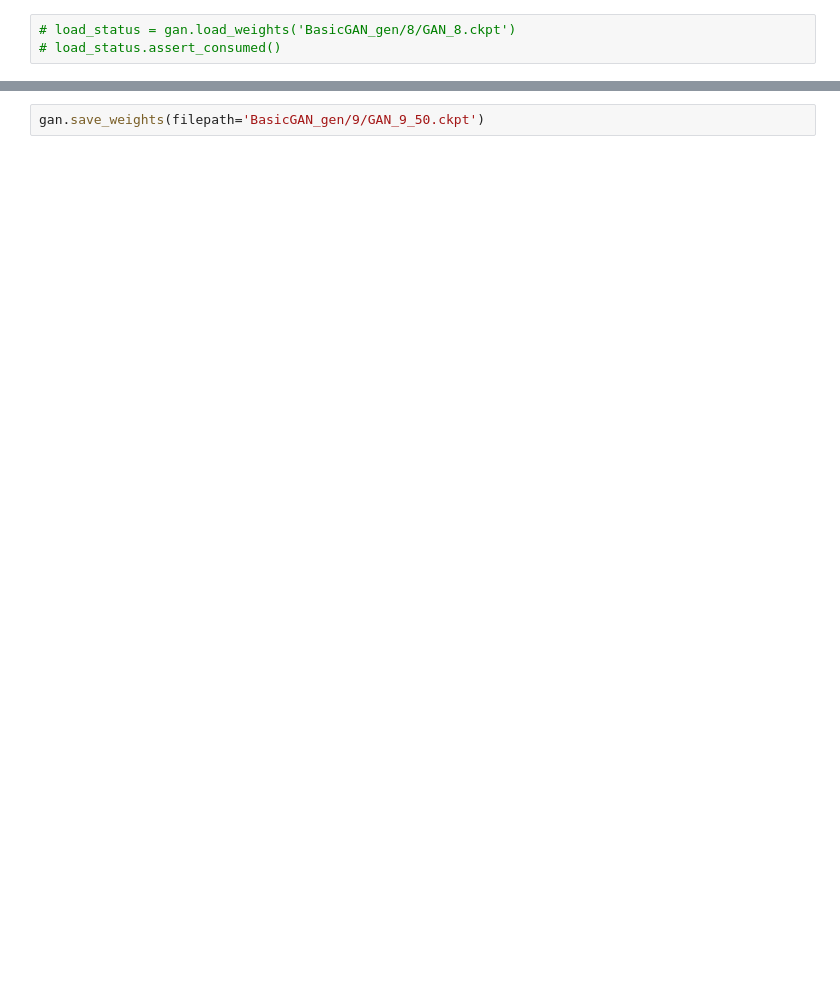
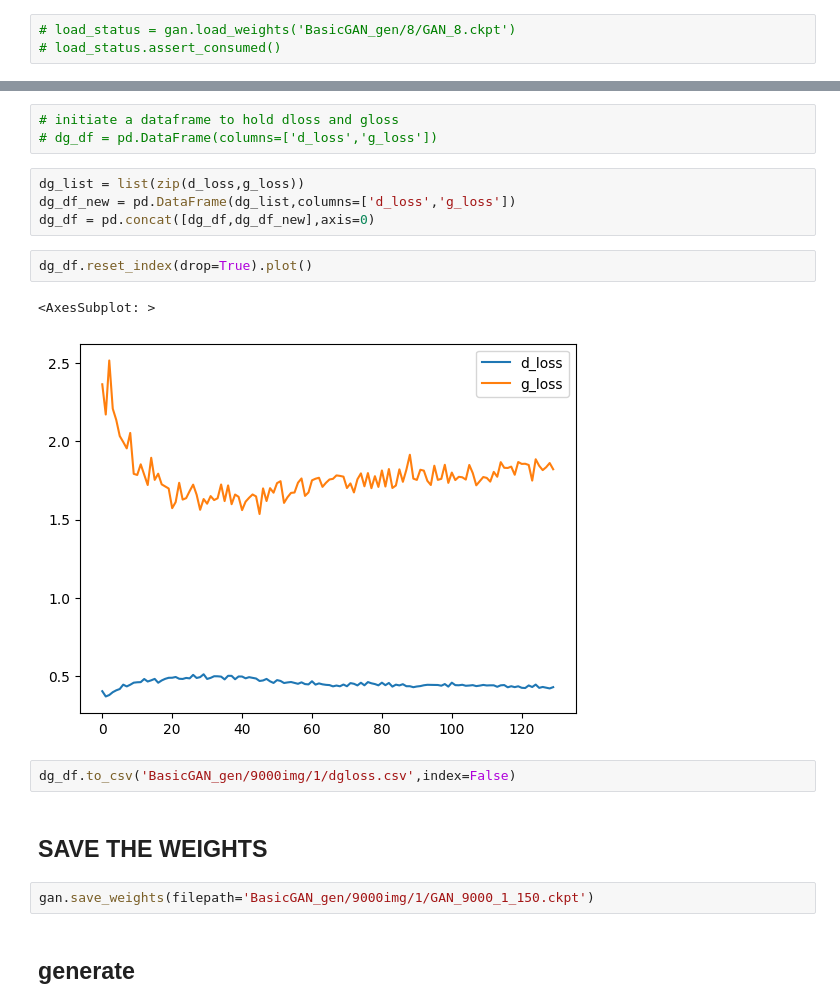
Before and after one commit to vivyhasadream/vintage_clothes_generator, a Jupyter notebook: 6.1 basic GAN.ipynb, the cells around one changed output, grey strips where cells are left out. Saved outputs shown, nothing was run; the diff lists cells and outputs as text; blank space fills up the shorter version.

```diff
--- a/6.1 basic GAN.ipynb
+++ b/6.1 basic GAN.ipynb
@@ -247,2 +251,20 @@ plt.legend();
+# %%
+# initiate a dataframe to hold dloss and gloss
+# dg_df = pd.DataFrame(columns=['d_loss','g_loss'])
+# %%
+dg_list = list(zip(d_loss,g_loss))
+dg_df_new = pd.DataFrame(dg_list,columns=['d_loss','g_loss'])
+dg_df = pd.concat([dg_df,dg_df_new],axis=0)
+# %%
+dg_df.reset_index(drop=True).plot()
+# %% [output]
+<AxesSubplot: >
+[figure, added]
+# %%
+dg_df.to_csv('BasicGAN_gen/9000img/1/dgloss.csv',index=False)
+# %% [markdown]
+## SAVE THE WEIGHTS
 # %%
-gan.save_weights(filepath='BasicGAN_gen/9/GAN_9_50.ckpt')
+gan.save_weights(filepath='BasicGAN_gen/9000img/1/GAN_9000_1_150.ckpt')
+# %% [markdown]
+## generate
```
Also changed, not shown: parts of 11 cells of this notebook, 3 other files.
